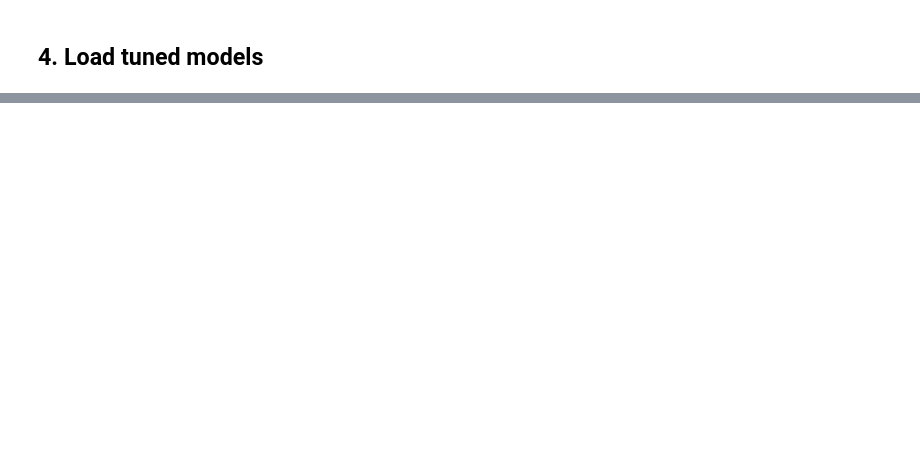
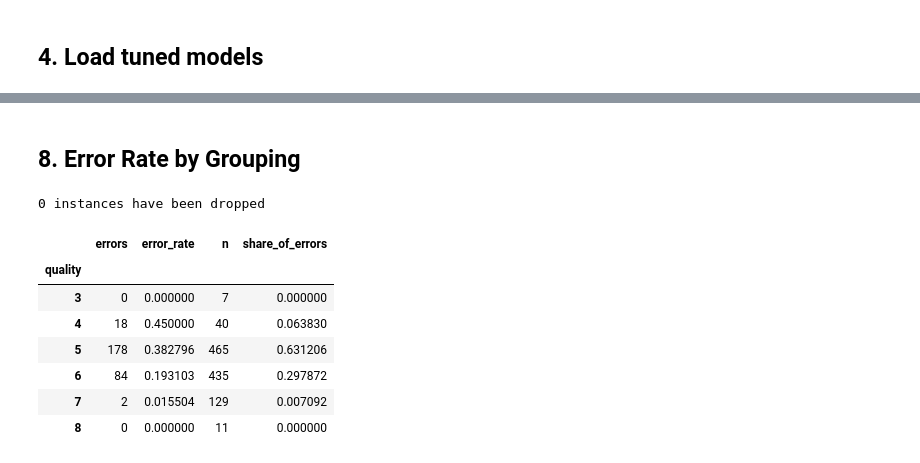
Before and after one commit to kigrcode/wine-quality, a Jupyter notebook: notebooks/8. Error Analysis.ipynb, the cells around one changed output, grey strips where cells are left out. Saved outputs shown, nothing was run; the diff lists cells and outputs as text; code cells hidden in the pictures; blank space fills up the shorter version.

```diff
--- a/notebooks/8. Error Analysis.ipynb
+++ b/notebooks/8. Error Analysis.ipynb
@@ -25,8 +53,10 @@ DROP_COLS = config["drop_columns"]
 SPLIT_CONFIG = config["split"]
 TUNING_CONFIG = config["tuning"]
 THRESHOLD_CONFIG = config["threshold_tuning"]
+ERROR_CONFIG = config["error_analysis"]
 
 print(f"Target:           {TARGET}")
-print(f"Optimising for:   {THRESHOLD_CONFIG['metric']}")
+print(f"Grouping column:  {ERROR_CONFIG['group_column']}")
+print(f"Confident margin: {ERROR_CONFIG['confident_margin']}")
 # %% [output]
 Target:           good
@@ -44,12 +95,15 @@ X_train shape: (1087, 11)
 ## 4. Load tuned models
 # %%
 tuned_models = joblib.load(ARTIFACTS_DIR / "tuned_models.pkl")
-
 print(f"Available tuned models: {list(tuned_models.keys())}")
 
 model_name = TUNING_CONFIG["models_to_tune"][0]
 model = tuned_models[model_name]
 
-print(f"Tuning threshold for: {model_name}")
+threshold_artifact = joblib.load(ARTIFACTS_DIR / "threshold.pkl")
+threshold = threshold_artifact["optimal_threshold"]
+
+print(f"Analysing errors for: {model_name}")
+print(f"Using threshold:      {threshold:.2f} (tuned on {threshold_artifact['metric']})")
 # %% [output]
 Available tuned models: ['xgboost_classifier', 'logistic_regression']
@@ -176,0 +153,27 @@ dtype: int64
+# %% [markdown]
+## 8. Error Rate by Grouping
+# %%
+group_col = ERROR_CONFIG["group_column"]
+
+if group_col is None:
+    print("No grouping column set in config. Skipping.")
+else:
+    raw_df = load_raw_data(na_values=config.get("na_values", []))
+    group_values = aligned_column(raw_df, config, group_col)
+    assert len(group_values) == len(table), "Grouping column does not line up with the training rows"
+    table[group_col] = group_values.values
+
+    by_group = table.groupby(group_col)["wrong"].agg(["sum", "mean", "count"])
+    by_group = by_group.rename(columns={"sum": "errors", "mean": "error_rate", "count": "n"})
+    by_group["share_of_errors"] = by_group["errors"] / by_group["errors"].sum()
+    display(by_group)
+# %% [output]
+0 instances have been dropped
+|  | errors | error_rate | n | share_of_errors |
+| quality |  |  |  |  |
+| 3 | 0 | 0.000000 | 7 | 0.000000 |
+| 4 | 18 | 0.450000 | 40 | 0.063830 |
+| 5 | 178 | 0.382796 | 465 | 0.631206 |
+| 6 | 84 | 0.193103 | 435 | 0.297872 |
+| 7 | 2 | 0.015504 | 129 | 0.007092 |
+| 8 | 0 | 0.000000 | 11 | 0.000000 |
```
Also changed, not shown: parts of 29 cells of this notebook, 2 other files.
